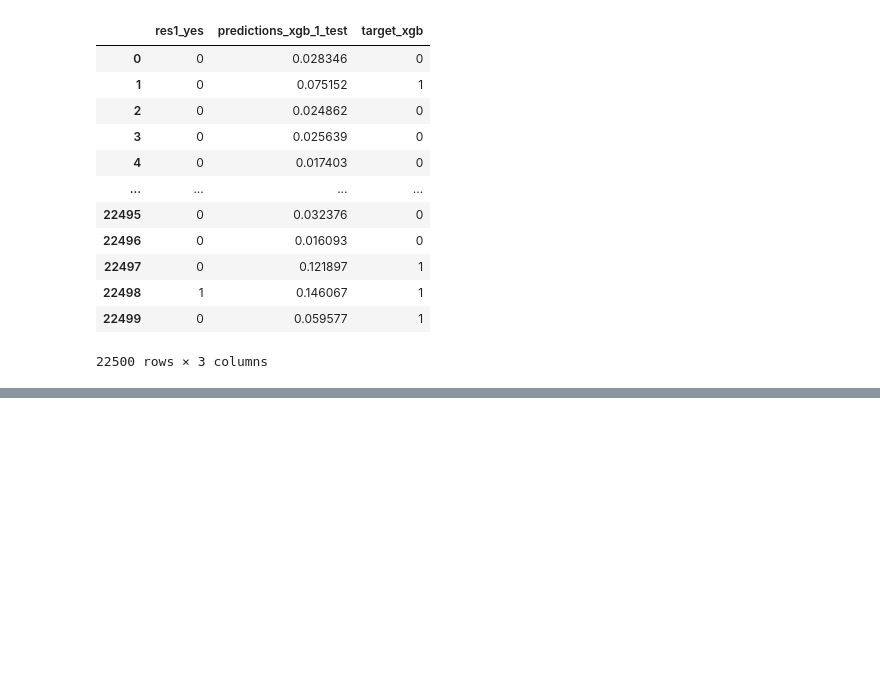
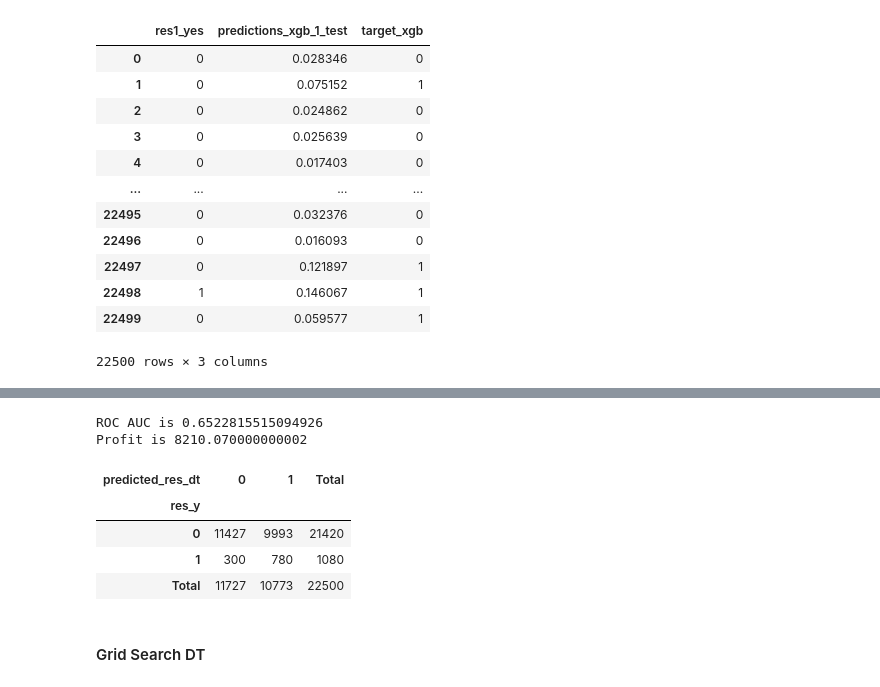
Before and after one commit to sauravjayan/Intuit-Quickbooks-Redux, a Jupyter notebook: intuit-redux.ipynb, the cells around one changed output, grey strips where cells are left out. Saved outputs shown, nothing was run; the diff lists cells and outputs as text; code cells hidden in the pictures; blank space fills up the shorter version.

```diff
--- a/intuit-redux.ipynb
+++ b/intuit-redux.ipynb
@@ -312,0 +398,4 @@ df_test
+# %%
+cost= 1.41
+margin= 30
+breakeven= cost/margin
@@ -312,0 +445,13 @@ df_test
+# %%
+roc_dt, profit_dt, cm_dt = performance_profit(X_test, y_test, dt, 'dt', breakeven)
+cm_dt
+# %% [output]
+ROC AUC is 0.6522815515094926
+Profit is 8210.070000000002
+| predicted_res_dt | 0 | 1 | Total |
+| res_y |  |  |  |
+| 0 | 11427 | 9993 | 21420 |
+| 1 | 300 | 780 | 1080 |
+| Total | 11727 | 10773 | 22500 |
+# %% [markdown]
+#### Grid Search DT
```
Also changed, not shown: parts of 53 cells of this notebook.
